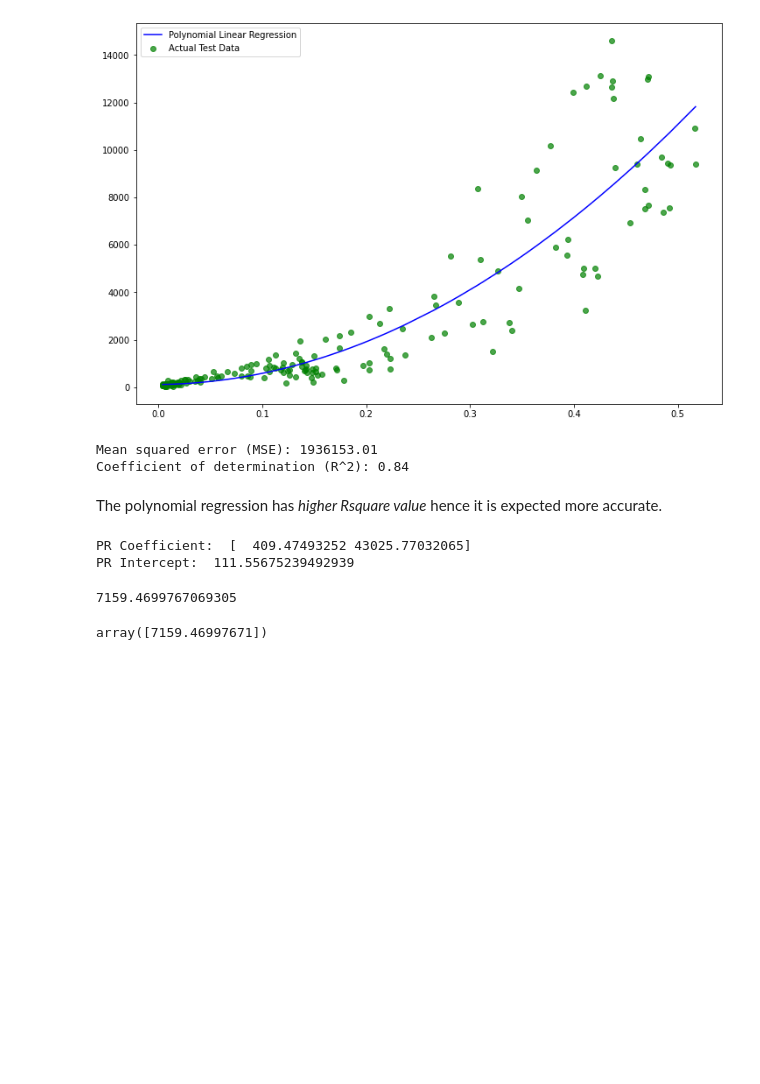
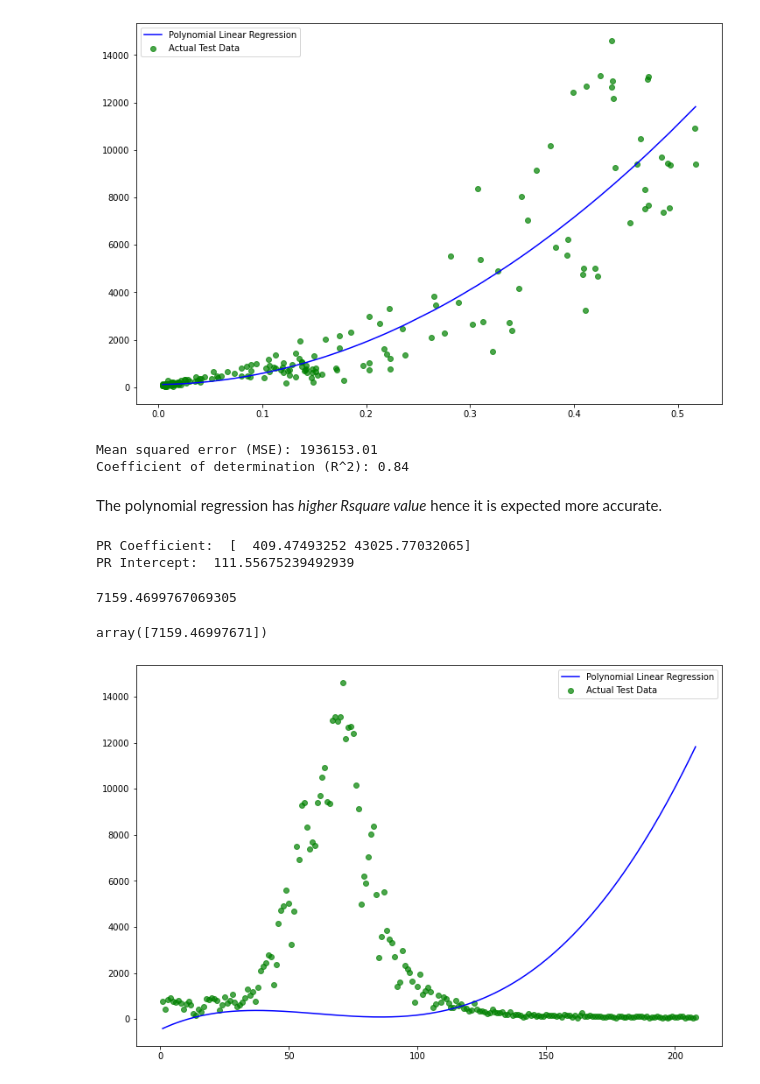
Before and after one commit to aasina/carpredict, a Jupyter notebook: covidJKTdatapredict.ipynb, the cells around one changed output. Drawn from its saved outputs; the diff is of its cells as text; code cells hidden in the pictures; blank space fills up the shorter version.

Commit message:
day + positive

```diff
--- a/covidJKTdatapredict.ipynb
+++ b/covidJKTdatapredict.ipynb
@@ -200,5 +198,24 @@ ds_delta.columns
+# %%
+ds_delta_day = covid_Delta.loc[:, ['Day', 'JKT_DAILY_POSTRATE', 'JKT_DAILY_POSITIVE', 'Risk']]
+# %%
+poly_day = PolynomialFeatures(degree=4, include_bias=False)
 # %%
 # use polynomial feature to evaluate positive number by day
 
-xday = ds_delta.Day
-poly_features_day = poly.fit_transform(xday.values.reshape(-1,1))
+xday = ds_delta_day.Day
+yday = ds_delta_day.JKT_DAILY_POSITIVE
+poly_features_day = poly_day.fit_transform(xday.values.reshape(-1,1))
+# %%
+PRday = LinearRegression()
+
+PRday.fit(poly_features_day, ypost)
+
+y_predicted_day = PRday.predict(poly_features_day)
+# %%
+plt.figure(figsize=(12,8))
+plt.plot(xday, y_predicted_day, label='Polynomial Linear Regression', color='b')
+plt.scatter(xday, yday, label='Actual Test Data', color='g', alpha=0.7)
+plt.legend()
+plt.show()
+# %% [output]
+[figure, added]
```
Also changed, not shown: parts of 7 cells of this notebook.
